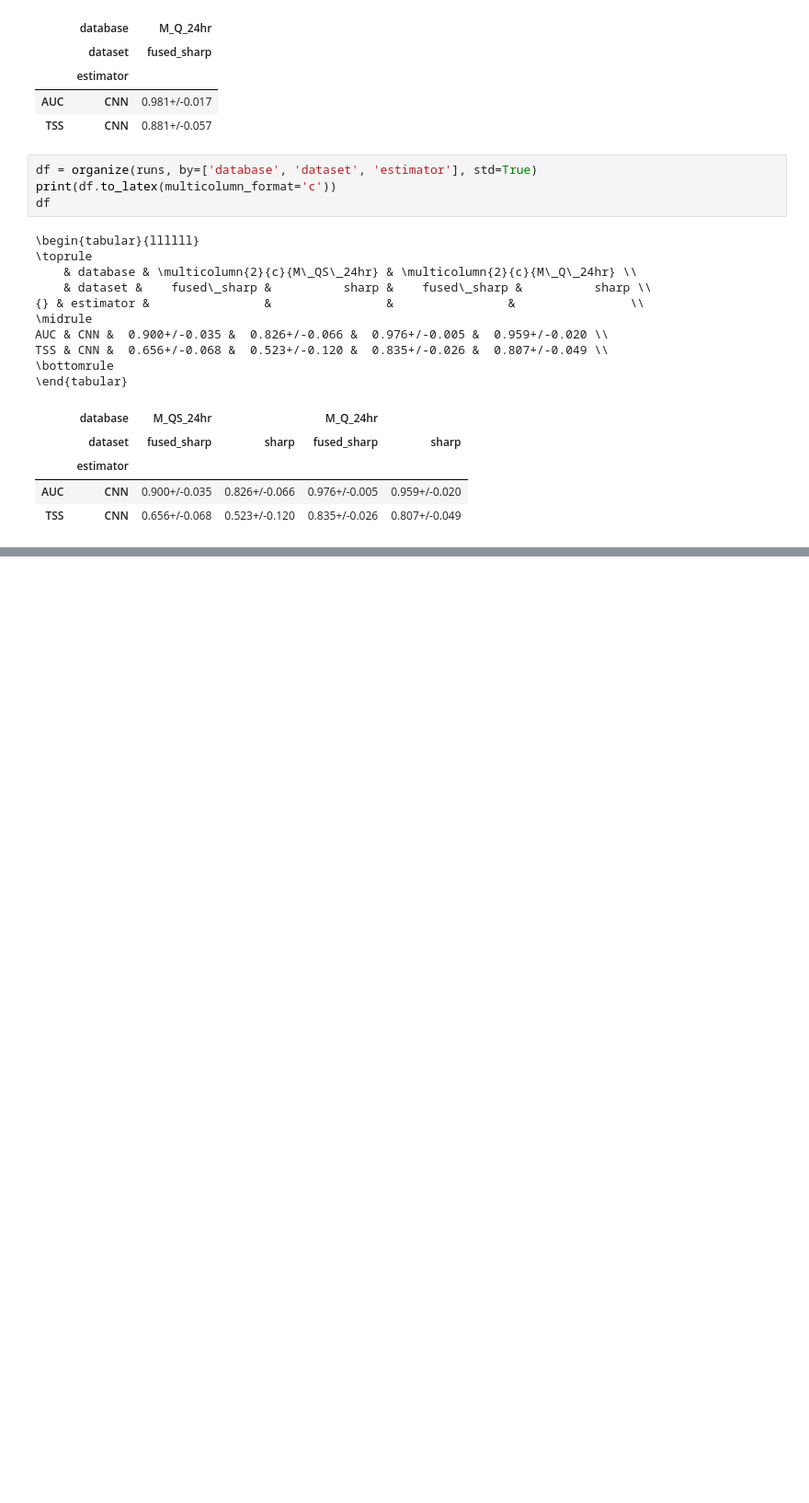
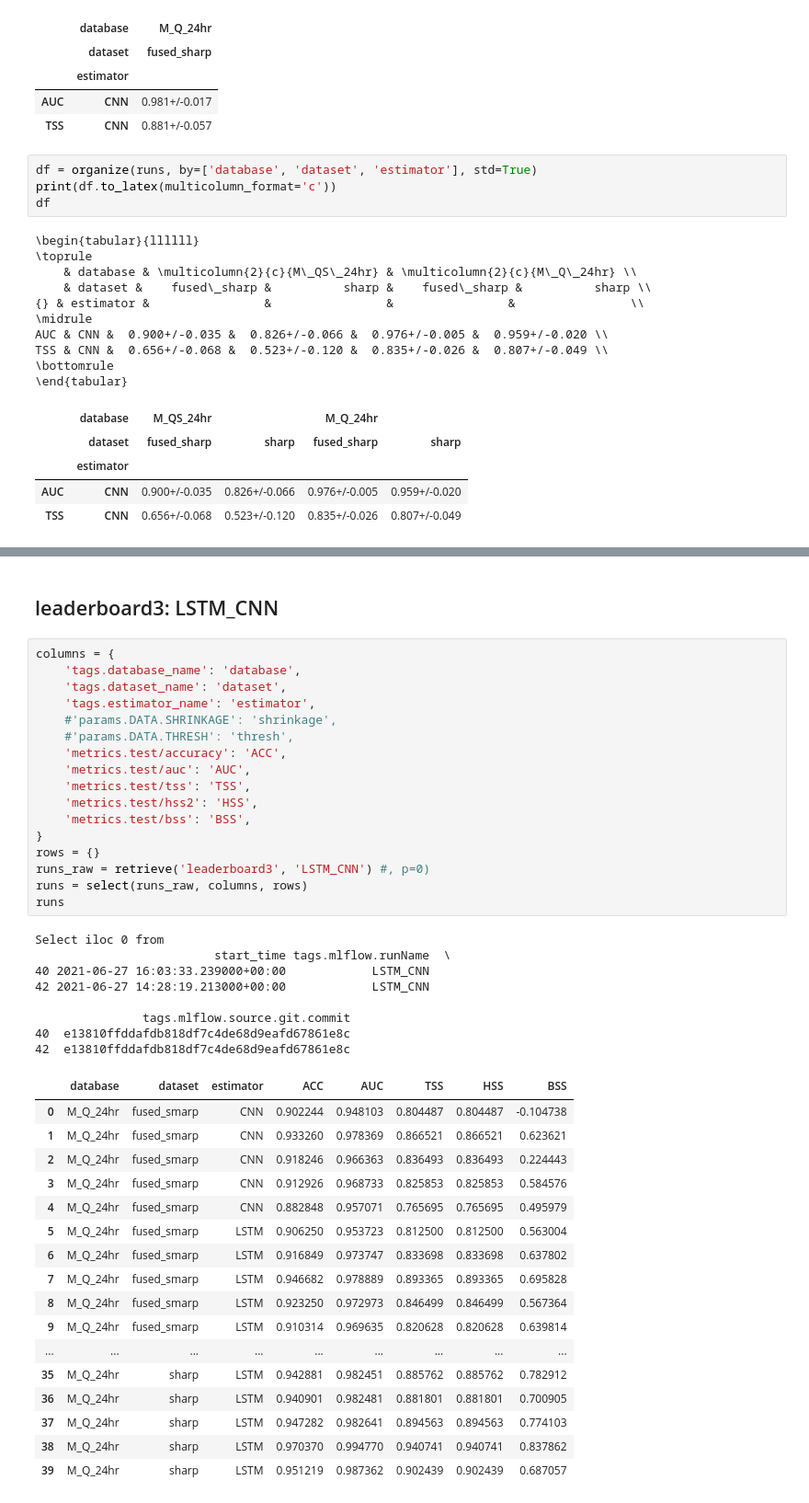
Before and after one commit to ZeyuSun/flare-prediction-smarp, a Jupyter notebook: notebooks/mlflow_results.ipynb, the cells around one changed output, grey strips where cells are left out. Shown at 92% size. Drawn from its saved outputs; the diff is of its cells as text; blank space fills up the shorter version.

Commit message:
MLflow results for leaderboard3:LSTM_CNN

```diff
--- a/notebooks/mlflow_results.ipynb
+++ b/notebooks/mlflow_results.ipynb
@@ -947,3 +947,48 @@ dirs = tensorboard(runs_raw)
 %tensorboard --logdir_spec {dirs}
 # %% [output]
 [interactive output not drawn]
+# %% [markdown]
+## leaderboard3: LSTM_CNN
+# %%
+columns = {
+    'tags.database_name': 'database',
+    'tags.dataset_name': 'dataset',
+    'tags.estimator_name': 'estimator',
+    #'params.DATA.SHRINKAGE': 'shrinkage',
+    #'params.DATA.THRESH': 'thresh',
+    'metrics.test/accuracy': 'ACC',
+    'metrics.test/auc': 'AUC',
+    'metrics.test/tss': 'TSS',
+    'metrics.test/hss2': 'HSS',
+    'metrics.test/bss': 'BSS',
+}
+rows = {}
+runs_raw = retrieve('leaderboard3', 'LSTM_CNN') #, p=0)
+runs = select(runs_raw, columns, rows)
+runs
+# %% [output]
+Select iloc 0 from
+                         start_time tags.mlflow.runName  \
+40 2021-06-27 16:03:33.239000+00:00            LSTM_CNN
+42 2021-06-27 14:28:19.213000+00:00            LSTM_CNN
+
+               tags.mlflow.source.git.commit
+40  e13810ffddafdb818df7c4de68d9eafd67861e8c
+42  e13810ffddafdb818df7c4de68d9eafd67861e8c
+|  | database | dataset | estimator | ACC | AUC | TSS | HSS | BSS |
+| 0 | M_Q_24hr | fused_smarp | CNN | 0.902244 | 0.948103 | 0.804487 | 0.804487 | -0.104738 |
+| 1 | M_Q_24hr | fused_smarp | CNN | 0.933260 | 0.978369 | 0.866521 | 0.866521 | 0.623621 |
+| 2 | M_Q_24hr | fused_smarp | CNN | 0.918246 | 0.966363 | 0.836493 | 0.836493 | 0.224443 |
+| 3 | M_Q_24hr | fused_smarp | CNN | 0.912926 | 0.968733 | 0.825853 | 0.825853 | 0.584576 |
+| 4 | M_Q_24hr | fused_smarp | CNN | 0.882848 | 0.957071 | 0.765695 | 0.765695 | 0.495979 |
+| 5 | M_Q_24hr | fused_smarp | LSTM | 0.906250 | 0.953723 | 0.812500 | 0.812500 | 0.563004 |
+| 6 | M_Q_24hr | fused_smarp | LSTM | 0.916849 | 0.973747 | 0.833698 | 0.833698 | 0.637802 |
+| 7 | M_Q_24hr | fused_smarp | LSTM | 0.946682 | 0.978889 | 0.893365 | 0.893365 | 0.695828 |
+| 8 | M_Q_24hr | fused_smarp | LSTM | 0.923250 | 0.972973 | 0.846499 | 0.846499 | 0.567364 |
+| 9 | M_Q_24hr | fused_smarp | LSTM | 0.910314 | 0.969635 | 0.820628 | 0.820628 | 0.639814 |
+| ... | ... | ... | ... | ... | ... | ... | ... | ... |
+| 35 | M_Q_24hr | sharp | LSTM | 0.942881 | 0.982451 | 0.885762 | 0.885762 | 0.782912 |
+| 36 | M_Q_24hr | sharp | LSTM | 0.940901 | 0.982481 | 0.881801 | 0.881801 | 0.700905 |
+| 37 | M_Q_24hr | sharp | LSTM | 0.947282 | 0.982641 | 0.894563 | 0.894563 | 0.774103 |
+| 38 | M_Q_24hr | sharp | LSTM | 0.970370 | 0.994770 | 0.940741 | 0.940741 | 0.837862 |
+| 39 | M_Q_24hr | sharp | LSTM | 0.951219 | 0.987362 | 0.902439 | 0.902439 | 0.687057 |
```
Also changed, not shown: parts of 5 cells of this notebook.
